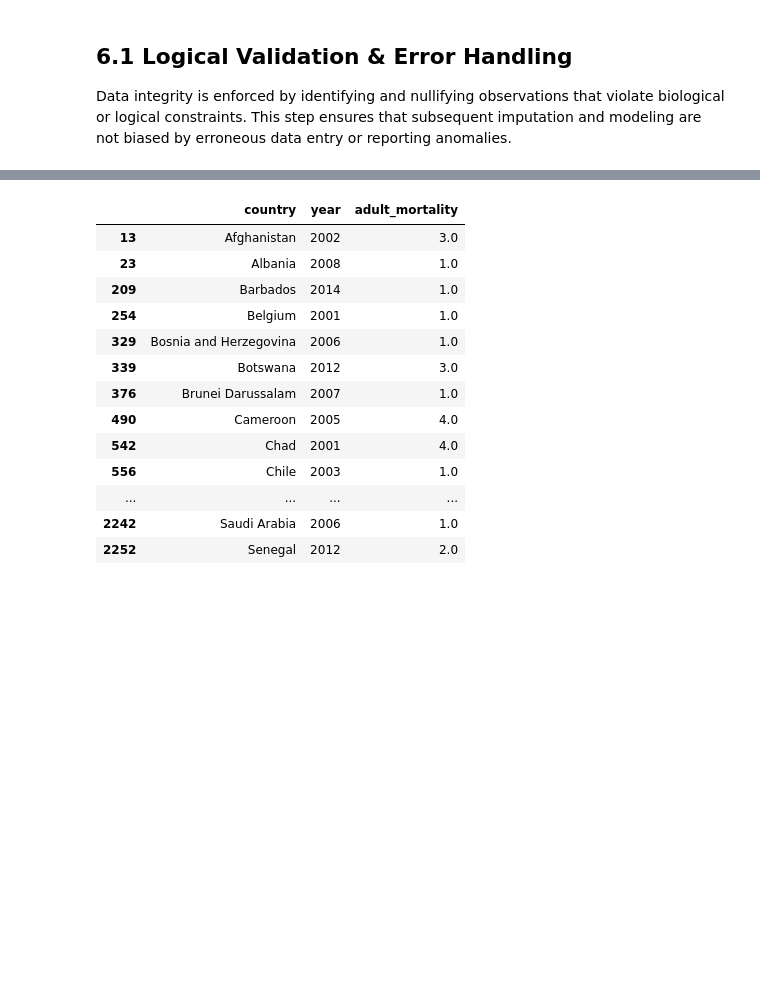
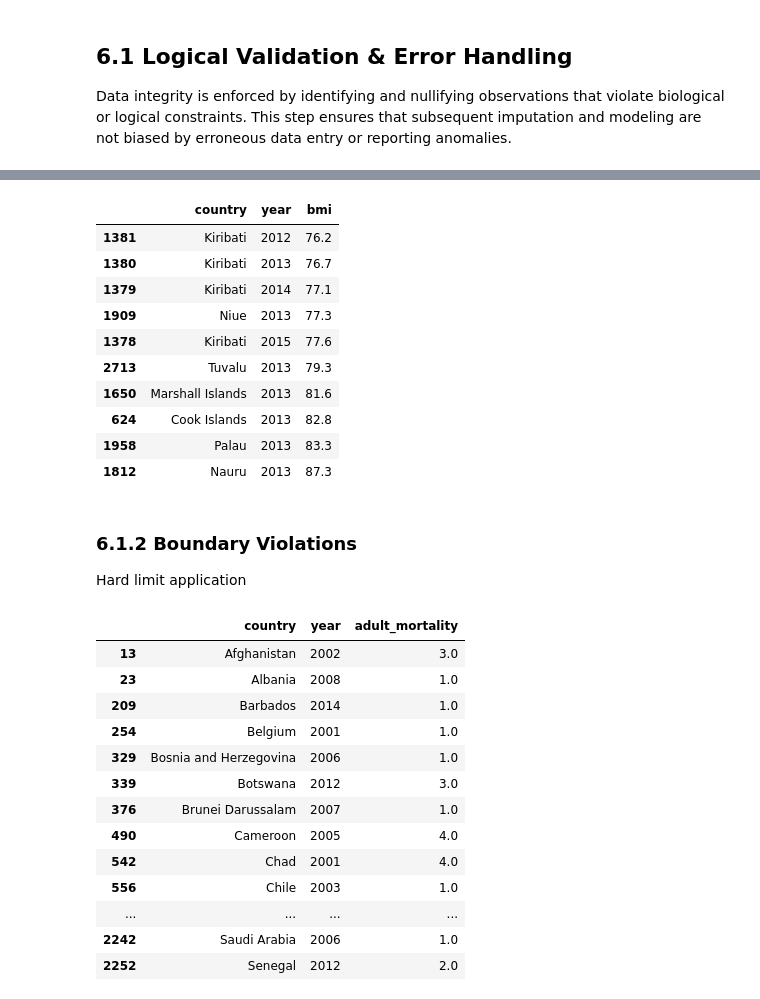
Before and after one commit to MermonGData/longevity-prediction, a Jupyter notebook: notebooks/01_eda_and_preprocessing.ipynb, the cells around one changed output, grey strips where cells are left out. Cells and saved outputs as stored; diff of their text form; code cells hidden in the pictures; blank space fills up the shorter version.

```diff
--- a/notebooks/01_eda_and_preprocessing.ipynb
+++ b/notebooks/01_eda_and_preprocessing.ipynb
@@ -141,3 +190,21 @@ Series([], Name: infant_deaths, dtype: int64)
+# %%
+display(df_clean.dropna(subset=['bmi']).sort_values('bmi').tail(10)[['country', 'year', 'bmi']])
+# %% [output]
+|  | country | year | bmi |
+| 1381 | Kiribati | 2012 | 76.2 |
+| 1380 | Kiribati | 2013 | 76.7 |
+| 1379 | Kiribati | 2014 | 77.1 |
+| 1909 | Niue | 2013 | 77.3 |
+| 1378 | Kiribati | 2015 | 77.6 |
+| 2713 | Tuvalu | 2013 | 79.3 |
+| 1650 | Marshall Islands | 2013 | 81.6 |
+| 624 | Cook Islands | 2013 | 82.8 |
+| 1958 | Palau | 2013 | 83.3 |
+| 1812 | Nauru | 2013 | 87.3 |
+# %% [markdown]
+### 6.1.2 Boundary Violations
+
+Hard limit application
 # %%
 df_clean[df_clean['adult_mortality'] < 5][['country', 'year', 'adult_mortality']]
 # %% [output]
```
Also changed, not shown: parts of 21 cells of this notebook.
